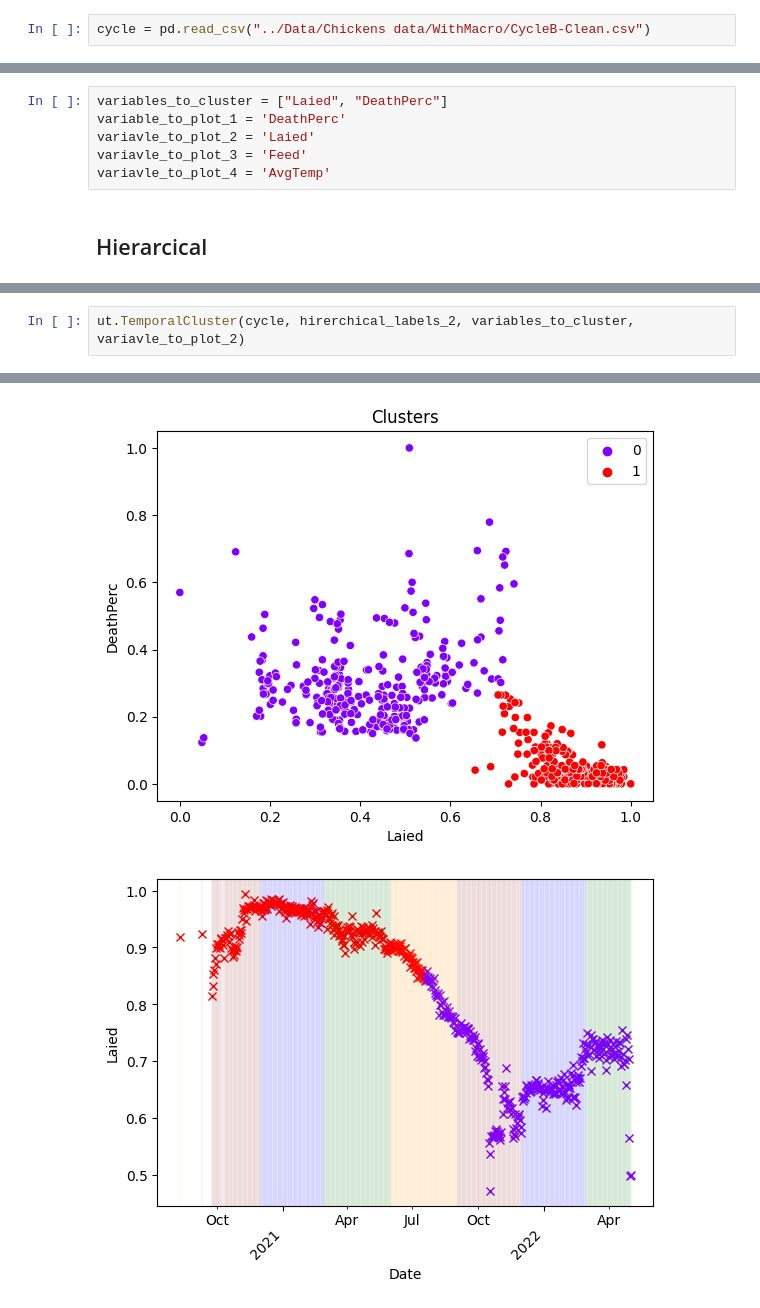
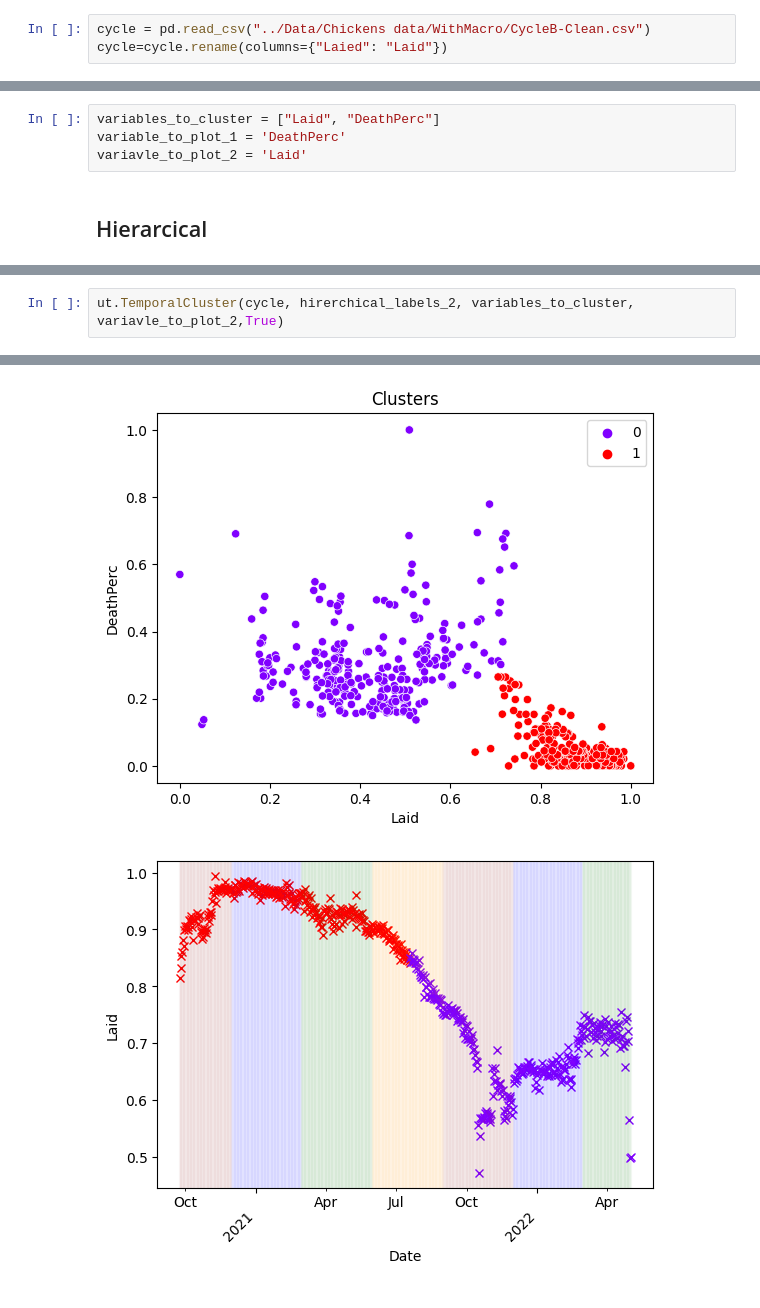
Before and after one commit to CanaliDavide/DASA--Project, a Jupyter notebook: Clustering/DataAnalisysB_Cluster.ipynb, the cells around one changed output, grey strips where cells are left out. Cells and saved outputs as stored; diff of their text form.

```diff
--- a/Clustering/DataAnalisysB_Cluster.ipynb
+++ b/Clustering/DataAnalisysB_Cluster.ipynb
@@ -11,14 +11,13 @@ import pandas as pd
 ## Cycle selection
 # %%
 cycle = pd.read_csv("../Data/Chickens data/WithMacro/CycleB-Clean.csv")
+cycle=cycle.rename(columns={"Laied": "Laid"})
 # %% [markdown]
 ## Parameters
 # %%
-variables_to_cluster = ["Laied", "DeathPerc"]
+variables_to_cluster = ["Laid", "DeathPerc"]
 variable_to_plot_1 = 'DeathPerc'
-variavle_to_plot_2 = 'Laied'
-variavle_to_plot_3 = 'Feed'
-variavle_to_plot_4 = 'AvgTemp'
+variavle_to_plot_2 = 'Laid'
 # %% [markdown]
 ## Hierarcical
 # %%
@@ -36,7 +35,7 @@ Counter({1: 299, 0: 287})
 # %%
-ut.TemporalCluster(cycle, hirerchical_labels_2, variables_to_cluster, variavle_to_plot_2)
+ut.TemporalCluster(cycle, hirerchical_labels_2, variables_to_cluster, variavle_to_plot_2,True)
 # %% [output]
 Counter({1: 299, 0: 287})
 [0, 1]
-[figure, old version]
+[figure, new version]
-[figure, old version]
+[figure, new version]
```
Also changed, not shown: parts of 16 cells of this notebook, 37 other files.
